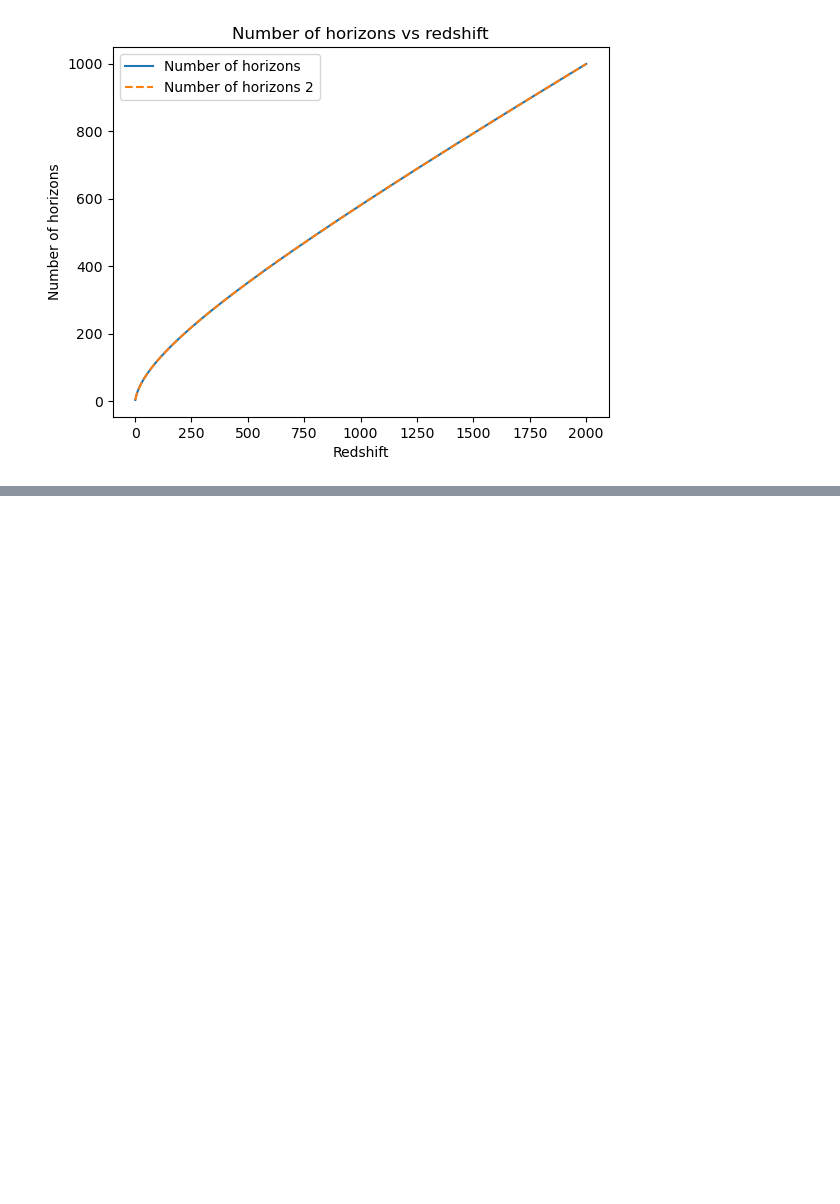
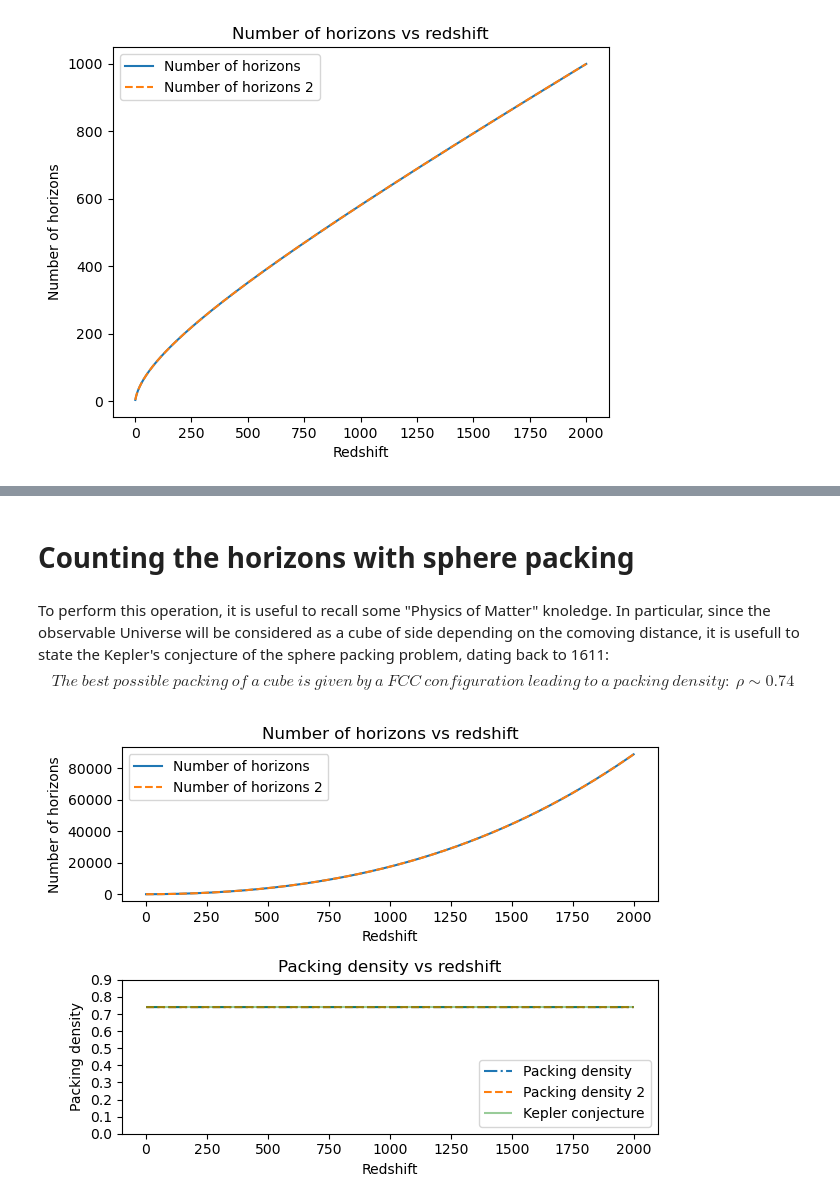
Before and after one commit to GenovaCosmology/AstroCosmoComputational, a Jupyter notebook: Students/Gabriele_Russo/CosmicStructures/ex2rotto.ipynb, the cells around one changed output, grey strips where cells are left out. Cells and saved outputs as stored; diff of their text form; code cells hidden in the pictures; blank space fills up the shorter version.

Commit message:
Ex 2 sphere packaging is now correct

```diff
--- a/Students/Gabriele_Russo/CosmicStructures/ex2rotto.ipynb
+++ b/Students/Gabriele_Russo/CosmicStructures/ex2rotto.ipynb
@@ -186,0 +236,69 @@ array([1., 1., 1., ..., 1., 1., 1.])
+# %% [markdown]
+# Counting the horizons with sphere packing
+# %% [markdown]
+To perform this operation, it is useful to recall some "Physics of Matter" knoledge.
+In particular, since the observable Universe will be considered as a cube of side depending on the comoving distance, it is usefull to state the Kepler's conjecture of the sphere packing problem, dating back to 1611:
+$$
+The \ best \ possible \ packing \ of \ a \ cube \ is \ given \ by \ a \ FCC \ configuration \ leading \ to \ a \ packing \ density: \ \rho\sim0.74
+$$
+# %%
+# Counting how many horizon sizes are in the observable universe with sphere packing technique
+
+# The volume of the observable universe seen as a cube of side chi or angular chi
+side = chi
+V_obs_cub = side**3
+
+ang_side = ang_chi
+V_obs_ang_cub = ang_side**3
+
+# The radius of the sphere horizon at different redshifts
+r_horizon = ph
+r_ang_horizon = ang_ph
+
+# Volume of the horizon
+V_horizon = 4/3 * np.pi * (r_horizon)**3
+V_ang_horizon = 4/3 * np.pi * (r_ang_horizon)**3
+
+# Side of the unitary FCC cell (2 * sqrt(2) * radius_sphere)
+side_cell = 2 * np.sqrt(2) * r_horizon
+side_ang_cell = 2 * np.sqrt(2) * r_ang_horizon
+
+# Number of cells per side
+cells_per_side = side / side_cell
+cells_per_ang_side = ang_side / side_ang_cell
+
+# Number of cells in the observable universe
+n_cells_cube = cells_per_side**3
+n_cells_ang_cube = cells_per_ang_side**3
+
+# Total number of spheres in the observable universe (4 spheres per cell)
+n_horizon_spheres = n_cells_cube * 4
+n_horizon_spheres_ang = n_cells_ang_cube * 4
+
+# Checking the packing density to turn out as proposed by Kepler's conjecture of the sphere packing problem in 1611
+packing_density_cube = n_horizon_spheres * V_horizon / V_obs_cub # it should be around 0.74
+packing_density_ang_cube = n_horizon_spheres_ang * V_ang_horizon / V_obs_ang_cub # it should be around 0.74
+
+# Plot
+plt.subplot(2, 1, 1)
+plt.plot(z, n_horizon_spheres, label='Number of horizons')
+plt.plot(z, n_horizon_spheres_ang, label='Number of horizons 2', linestyle='--')
+plt.legend(loc='best')
+plt.xlabel('Redshift')
+plt.ylabel('Number of horizons')
+plt.title('Number of horizons vs redshift')
+
+plt.subplot(2, 1, 2)
+plt.plot(z, packing_density_cube, label='Packing density', linestyle='-.')
+plt.plot(z, packing_density_ang_cube, label='Packing density 2', linestyle='--')
+plt.hlines(0.74, 0, 2000, label='Kepler conjecture', color='green', alpha=0.4)
+plt.legend(loc='lower right')
+plt.xlabel('Redshift')
+plt.ylabel('Packing density')
+plt.title('Packing density vs redshift')
+#plt.xlim(0, 100)
+plt.yticks(np.arange(0, 1, 0.1))
+plt.tight_layout()
+plt.show()
+# %% [output]
+[figure, added]
```
Also changed, not shown: parts of 5 cells of this notebook.
